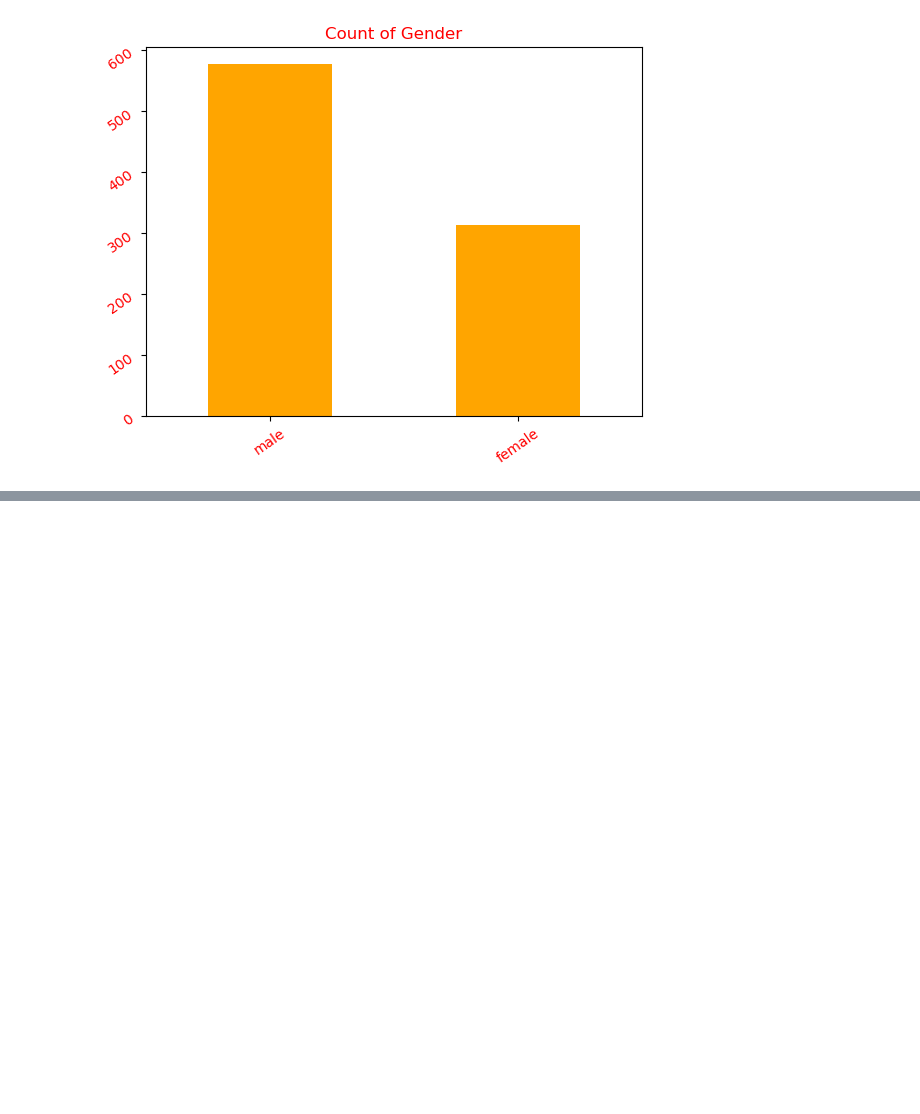
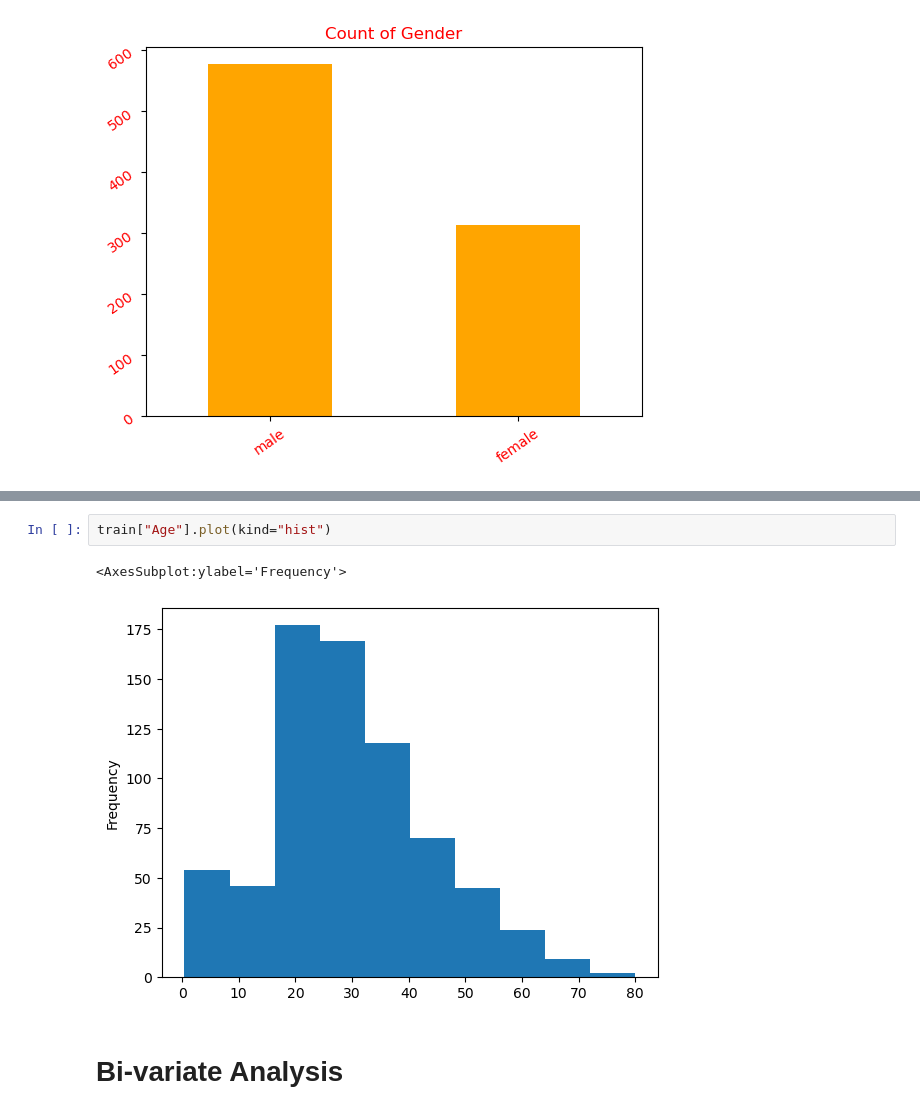
Before and after one commit to mojisola6/EDA-and-Machine-laerning-model-titanic-dataset, a Jupyter notebook: main.ipynb, the cells around one changed output, grey strips where cells are left out. Drawn from its saved outputs; the diff is of its cells as text; blank space fills up the shorter version.

```diff
--- a/main.ipynb
+++ b/main.ipynb
@@ -272,0 +338,7 @@ plt.show()
+# %%
+train["Age"].plot(kind="hist")
+# %% [output]
+<AxesSubplot:ylabel='Frequency'>
+[figure, added]
+# %% [markdown]
+# Bi-variate Analysis
```
Also changed, not shown: parts of 32 cells of this notebook.
